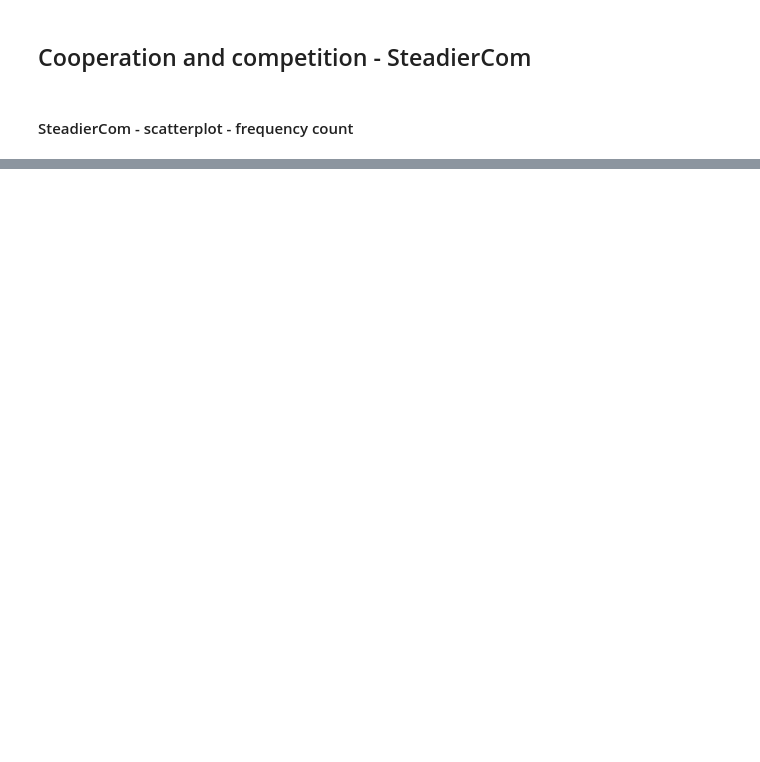
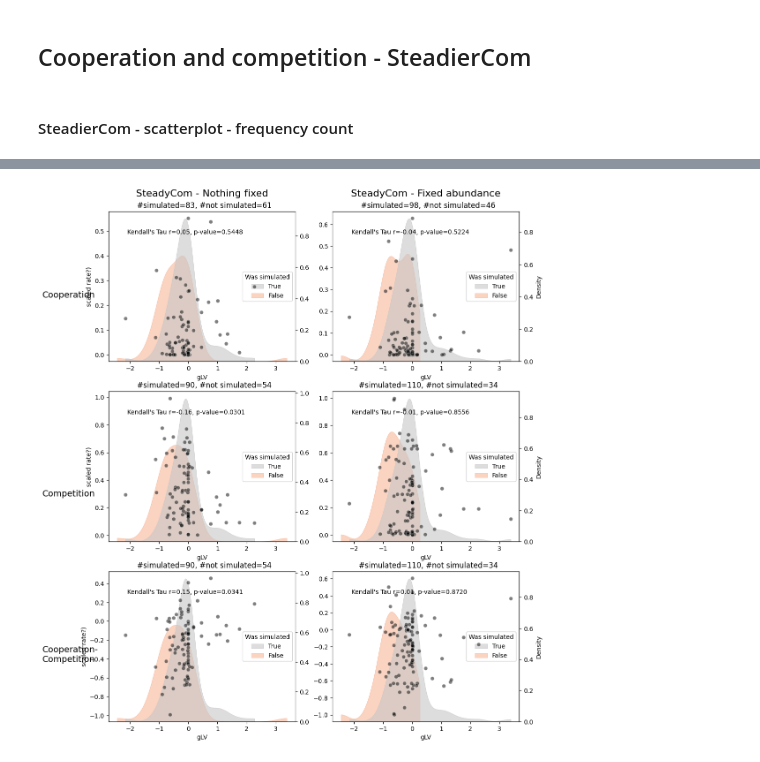
Before and after one commit to IdunBurgos/SteadierCom-Case-Studies, a Jupyter notebook: notebooks/Step 6.2.1. Comparing tools with exp - Venturelli member-member interaction.ipynb, the cells around one changed output, grey strips where cells are left out. Cells and saved outputs as stored; diff of their text form; code cells hidden in the pictures; blank space fills up the shorter version.

```diff
--- a/notebooks/Step 6.2.1. Comparing tools with exp - Venturelli member-member interaction.ipynb
+++ b/notebooks/Step 6.2.1. Comparing tools with exp - Venturelli member-member interaction.ipynb
@@ -315,0 +124,4 @@ axs[-1].set_axis_off()
+# %%
+fig,axs,axs_twin,not_simulated = correlation.make_scatterplots_simulation_method(simulation_dict,signal_exp,simulation_method="steadycom",metric="rate?")
+# %% [output]
+[figure, added]
```
Also changed, not shown: parts of 37 cells of this notebook, 3 other files.
